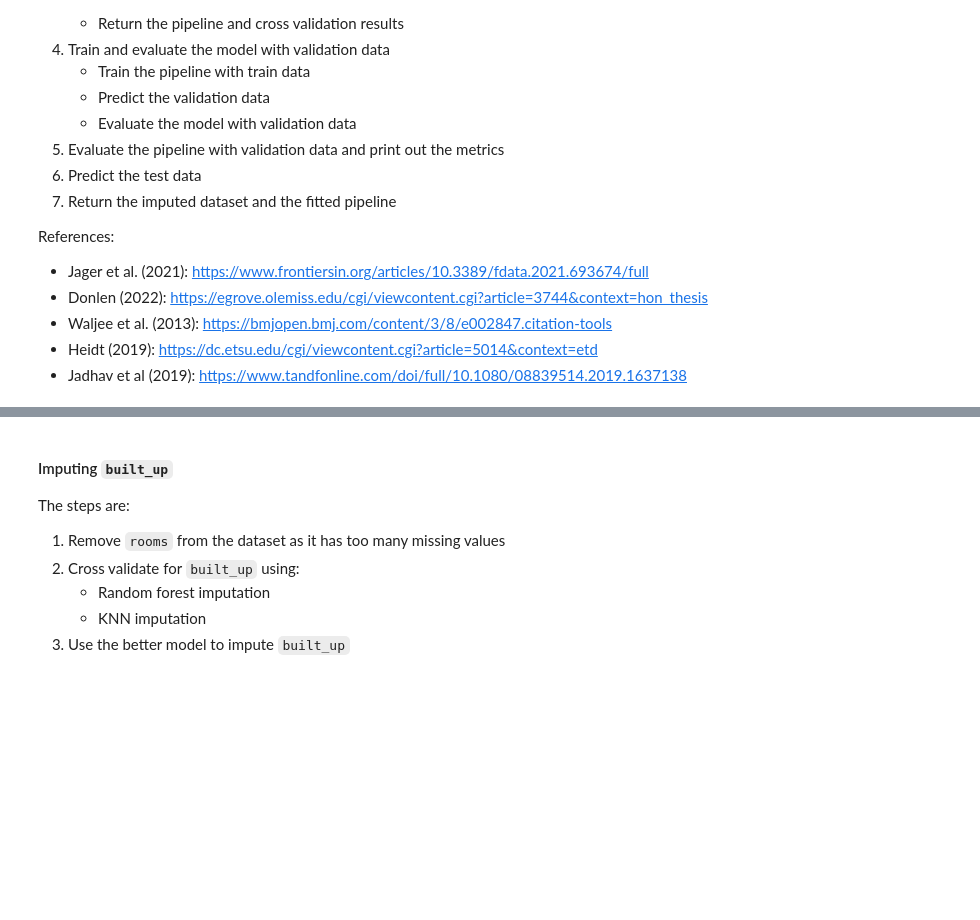
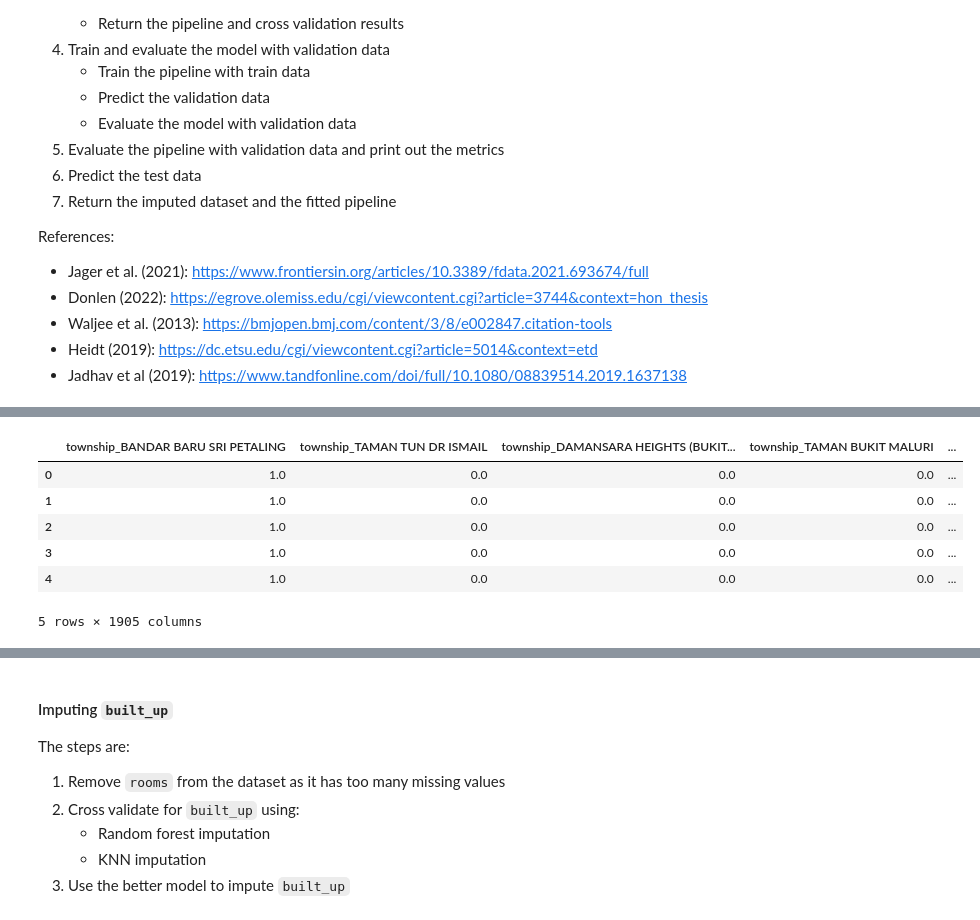
Before and after one commit to yuenherny/kl-house-price-forecasting, a Jupyter notebook: notebooks/Transactions - 04 Data Cleaning 2.ipynb, the cells around one changed output, grey strips where cells are left out. Cells and saved outputs as stored; diff of their text form; code cells hidden in the pictures; blank space fills up the shorter version.

Commit message:
Add multi imputer for KNN, RF and Bayesian Ridge

```diff
--- a/notebooks/Transactions - 04 Data Cleaning 2.ipynb
+++ b/notebooks/Transactions - 04 Data Cleaning 2.ipynb
@@ -130,0 +123,20 @@ Model = Union[RandomForestRegressor, KNeighborsRegressor, RandomForestClassifier
+# %%
+model_path = IMPUTER_MODEL_DIR / 'bayesianridge_multi_imputer.joblib'
+
+if os.path.exists(model_path):
+    bayesianridge_multi_imputer = joblib.load(model_path)
+else:
+    bayesianridge_multi_imputer = IterativeImputer(random_state=random_state, initial_strategy='median', skip_complete=True)
+    bayesianridge_multi_imputer = bayesianridge_multi_imputer.fit(df_transactions_encoded)
+    joblib.dump(bayesianridge_multi_imputer, model_path, compress=('lzma', 9))
+
+df_transactions_bayesianridge_multi_imputed = pd.DataFrame(bayesianridge_multi_imputer.transform(df_transactions_encoded), columns=df_transactions_encoded.columns)
+df_transactions_bayesianridge_multi_imputed.head()
+# %% [output]
+|  | township_BANDAR BARU SRI PETALING | township_TAMAN TUN DR ISMAIL | township_DAMANSARA HEIGHTS (BUKIT... | township_TAMAN BUKIT MALURI | ... |
+| 0 | 1.0 | 0.0 | 0.0 | 0.0 | ... |
+| 1 | 1.0 | 0.0 | 0.0 | 0.0 | ... |
+| 2 | 1.0 | 0.0 | 0.0 | 0.0 | ... |
+| 3 | 1.0 | 0.0 | 0.0 | 0.0 | ... |
+| 4 | 1.0 | 0.0 | 0.0 | 0.0 | ... |
+5 rows × 1905 columns
```
Also changed, not shown: parts of 19 cells of this notebook, 1 other file.
